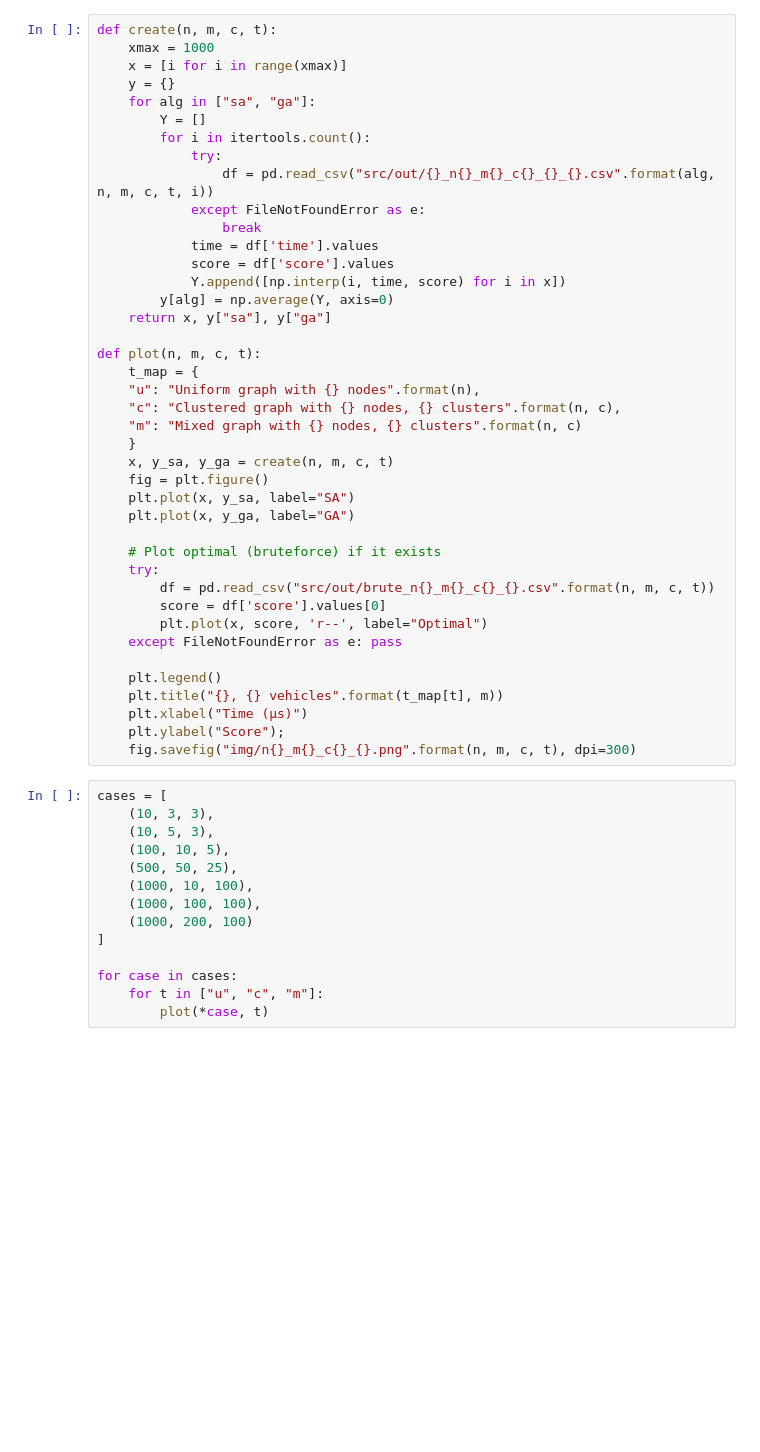
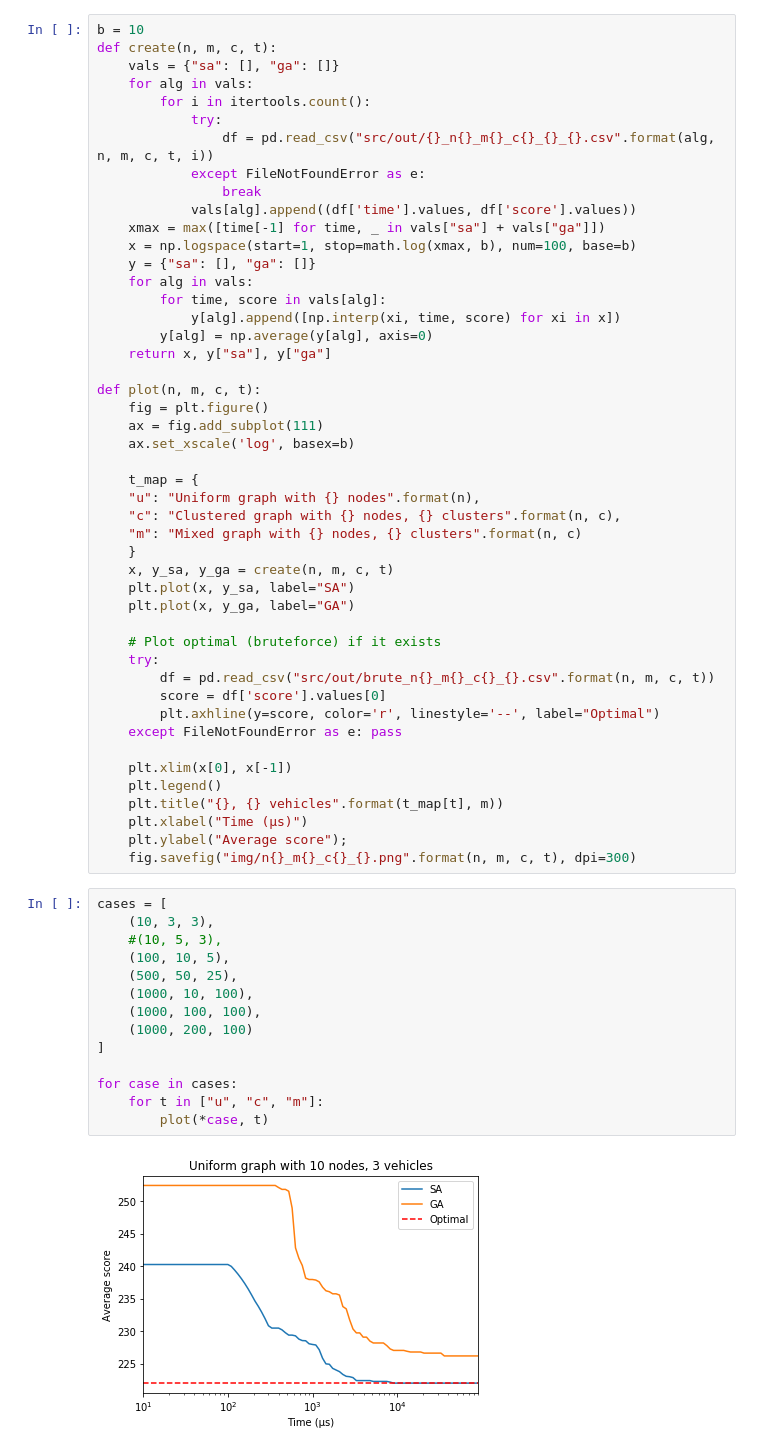
Before and after one commit to oskaerik/vrp-sa-ga, a Jupyter notebook: plot.ipynb, the cells around one changed output. Saved outputs shown, nothing was run; the diff lists cells and outputs as text; blank space fills up the shorter version.

Commit message:
Update plotting notebook

```diff
--- a/plot.ipynb
+++ b/plot.ipynb
@@ -5,31 +6,36 @@ import itertools
 import matplotlib.pyplot as plt
 %matplotlib inline
 # %%
+b = 10
 def create(n, m, c, t):
-    xmax = 1000
-    x = [i for i in range(xmax)]
-    y = {}
-    for alg in ["sa", "ga"]:
-        Y = []
+    vals = {"sa": [], "ga": []}
+    for alg in vals:
         for i in itertools.count():
             try:
                 df = pd.read_csv("src/out/{}_n{}_m{}_c{}_{}_{}.csv".format(alg, n, m, c, t, i))
             except FileNotFoundError as e:
                 break
-            time = df['time'].values
-            score = df['score'].values
-            Y.append([np.interp(i, time, score) for i in x])
-        y[alg] = np.average(Y, axis=0)
+            vals[alg].append((df['time'].values, df['score'].values))
+    xmax = max([time[-1] for time, _ in vals["sa"] + vals["ga"]])
+    x = np.logspace(start=1, stop=math.log(xmax, b), num=100, base=b)
+    y = {"sa": [], "ga": []}
+    for alg in vals:
+        for time, score in vals[alg]:
+            y[alg].append([np.interp(xi, time, score) for xi in x])
+        y[alg] = np.average(y[alg], axis=0)
     return x, y["sa"], y["ga"]
 
 def plot(n, m, c, t):
+    fig = plt.figure()
+    ax = fig.add_subplot(111)
+    ax.set_xscale('log', basex=b)
+
     t_map = {
     "u": "Uniform graph with {} nodes".format(n),
     "c": "Clustered graph with {} nodes, {} clusters".format(n, c),
     "m": "Mixed graph with {} nodes, {} clusters".format(n, c)
     }
     x, y_sa, y_ga = create(n, m, c, t)
-    fig = plt.figure()
     plt.plot(x, y_sa, label="SA")
     plt.plot(x, y_ga, label="GA")
 
@@ -37,25 +43,28 @@ def plot(n, m, c, t):
     try:
         df = pd.read_csv("src/out/brute_n{}_m{}_c{}_{}.csv".format(n, m, c, t))
         score = df['score'].values[0]
-        plt.plot(x, score, 'r--', label="Optimal")
+        plt.axhline(y=score, color='r', linestyle='--', label="Optimal")
     except FileNotFoundError as e: pass
 
+    plt.xlim(x[0], x[-1])
     plt.legend()
     plt.title("{}, {} vehicles".format(t_map[t], m))
     plt.xlabel("Time (μs)")
-    plt.ylabel("Score");
+    plt.ylabel("Average score");
     fig.savefig("img/n{}_m{}_c{}_{}.png".format(n, m, c, t), dpi=300)
 # %%
 cases = [
     (10, 3, 3),
-    (10, 5, 3),
+    #(10, 5, 3),
     (100, 10, 5),
     (500, 50, 25),
     (1000, 10, 100),
     (1000, 100, 100),
     (1000, 200, 100)
 ]
 
 for case in cases:
     for t in ["u", "c", "m"]:
         plot(*case, t)
+# %% [output]
+[figure, added]
```
Also changed, not shown: parts of 2 cells of this notebook.
